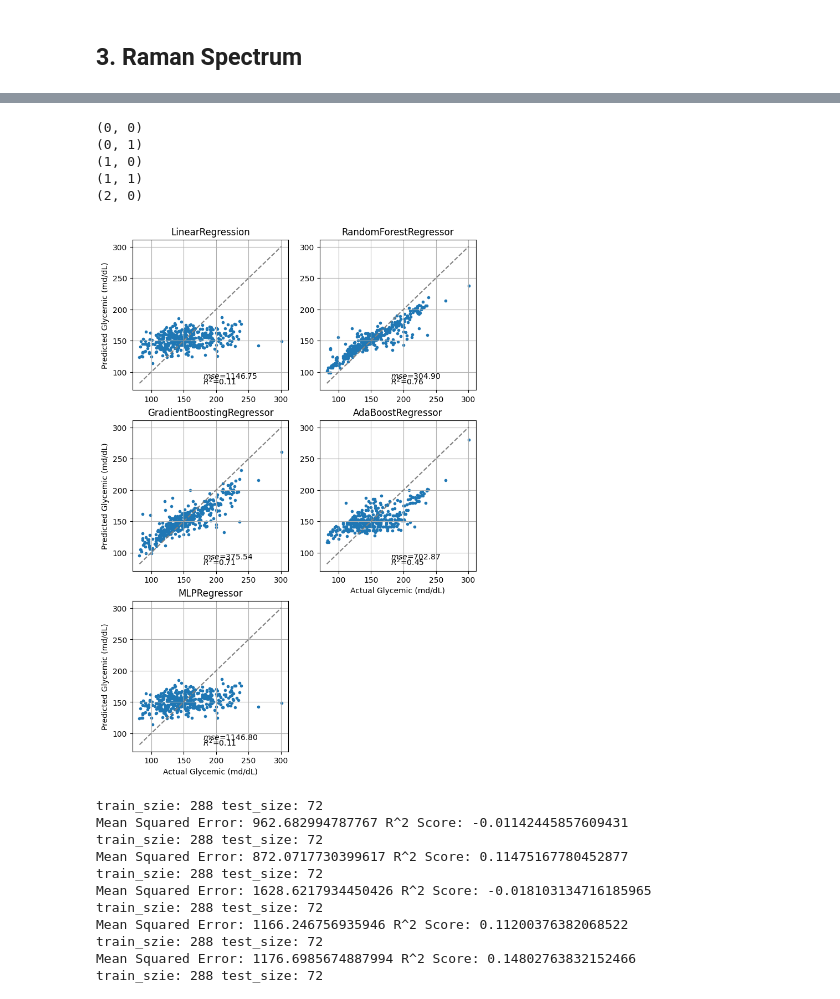
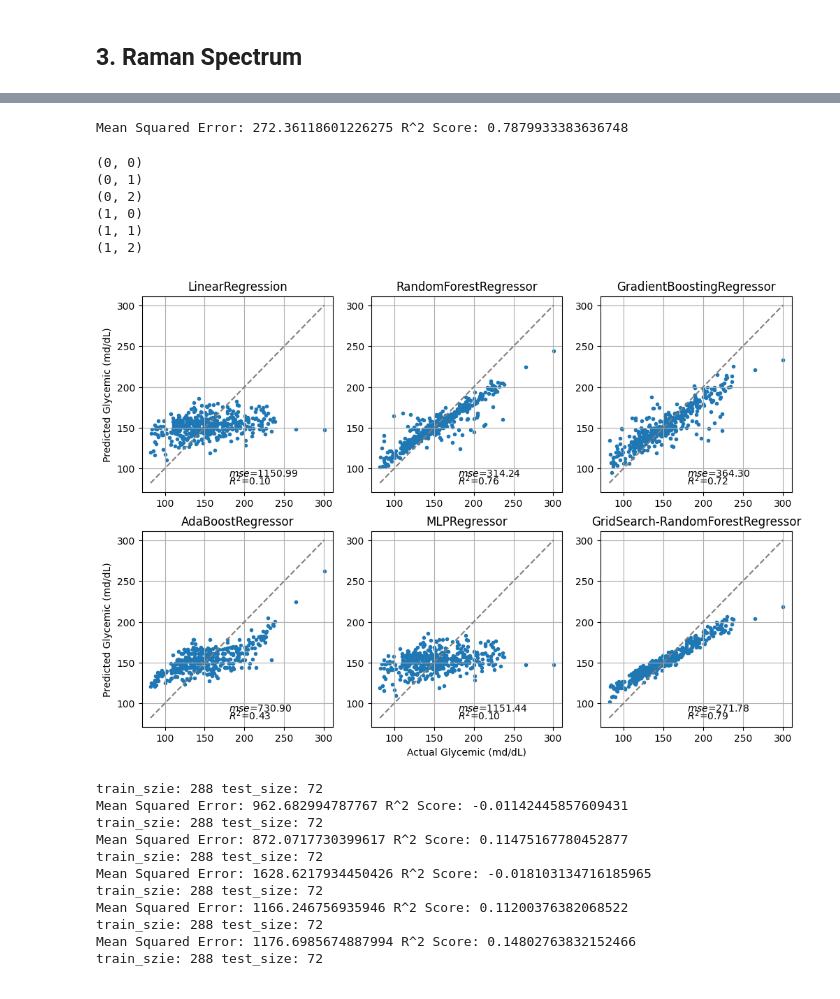
Before and after one commit to akraradets/BloodGlucose-App, a Jupyter notebook: fast_api/notebook/1-analysis.ipynb, the cells around one changed output, grey strips where cells are left out. Saved outputs shown, nothing was run; the diff lists cells and outputs as text; code cells hidden in the pictures.

```diff
--- a/fast_api/notebook/1-analysis.ipynb
+++ b/fast_api/notebook/1-analysis.ipynb
@@ -353,0 +327,34 @@ MLPRegressor    854.933302876256        252.08415547574924
+# %%
+from sklearn.model_selection import GridSearchCV
+# 2. Instantiate the regressor
+rf = RandomForestRegressor(random_state=42)
+
+# 3. Define the parameter grid
+param_grid = {
+    'n_estimators': [50, 100, 200],
+    'max_depth': [None, 10, 20],
+    'min_samples_split': [2, 5, 10]
+}
+
+# 4. Instantiate the GridSearchCV object
+# scoring='neg_mean_squared_error' is common for regression tasks
+grid_search = GridSearchCV(
+    estimator=rf,
+    param_grid=param_grid,
+    cv=5, # 5-fold cross-validation
+    scoring='neg_mean_squared_error',
+    verbose=2, # provides detailed output
+    n_jobs=-1 # uses all available cores
+)
+
+# 5. Fit the grid search to the data
+pca = PCA(n_components=25)
+grid_search.fit(pca.fit_transform(X), y)
+# 6. Print the best parameters and best score
+print(f"Best parameters found: {grid_search.best_params_}")
+print(f"Best negative MSE score: {grid_search.best_score_}")
+
+# 7. Use the best estimator for predictions
+best_pcas.append(pca)
+best_models.append(grid_search.best_estimator_)
+print(grid_search.best_params_)
@@ -354,7 +379,16 @@ MLPRegressor    854.933302876256        252.08415547574924
+# %%
+model_names.append("GridSearch-RandomForestRegressor")
+# %%
+y_pred = best_model.predict(X=pca.transform(X))
+mse = mean_squared_error(y_pred=y_pred, y_true=y)
+r2 = r2_score(y_pred=y_pred, y_true=y)
+print(f'Mean Squared Error: {mse}', f'R^2 Score: {r2}')
+# %% [output]
+Mean Squared Error: 272.36118601226275 R^2 Score: 0.7879933383636748
 # %%
 from itertools import product
-fig,ax = plt.subplots(figsize=(8,12), ncols=2, nrows=3)
-for idx, (model_name, model, pca, coord) in enumerate(zip(model_names, best_models, best_pcas, product([0,1,2],[0,1]))):
+fig,ax = plt.subplots(figsize=(12,8), ncols=3, nrows=2)
+for idx, (model_name, model, pca, coord) in enumerate(zip(model_names, best_models, best_pcas, product([0,1],[0,1,2]))):
     print(coord)
     # y_hat = model.predict(X)
     y_hat = model.predict(pca.transform(X))
@@ -362,36 +396,37 @@ for idx, (model_name, model, pca, coord) in enumerate(zip(model_names, best_mode
     # print(X.shape, y_hat.shape, y_scale.shape)
     mse = np.round(mean_squared_error(y_pred=y_hat,y_true=y),2)
     r2 = np.round(r2_score(y_pred=y_hat,y_true=y),2)
     ax[coord[0]][coord[1]].scatter(x=y, y=y_hat, marker='.')
     # ax.scatter(x=y[groups == 1], y=y_hat[groups == 1], color='blue', label='old tube')
     # ax.scatter(x=y[groups == 2], y=y_hat[groups == 2], color='red', label='new tube')
 
 
     min_xy = min(min(y), min(y_hat))
     max_xy = max(max(y), max(y_hat))
     ax[coord[0]][coord[1]].plot([min_xy, max_xy], [min_xy, max_xy], linestyle='--', color='grey')
     # if(model_name == 'LinearRegression'):
     #     ax[coord[0]][coord[1]].text(180,0,s=f'$R^2$={r2:.2f}')
     #     ax[coord[0]][coord[1]].text(180,20,s=f'$mse$={mse:.2f}')
     # else:
     ax[coord[0]][coord[1]].text(180,80,s=f'$R^2$={r2:.2f}')
     ax[coord[0]][coord[1]].text(180,90,s=f'$mse$={mse:.2f}')
     if(coord[0] == 2 or (coord[1] == 1 and coord[0] == 1)):
         ax[coord[0]][coord[1]].set_xlabel('Actual Glycemic (md/dL)')
     if(coord[1] == 0):
         ax[coord[0]][coord[1]].set_ylabel('Predicted Glycemic (md/dL)')
     ax[coord[0]][coord[1]].set_title(model_name)
     # ax.legend()
     ax[coord[0]][coord[1]].grid()
-fig.delaxes(ax[2][1])
+
 plt.show()
 # %% [output]
 (0, 0)
 (0, 1)
+(0, 2)
 (1, 0)
 (1, 1)
-(2, 0)
+(1, 2)
-[figure, old version]
+[figure, new version]
 # %%
 from sklearn.model_selection import RepeatedKFold, KFold
 from sklearn.ensemble import RandomForestRegressor, GradientBoostingRegressor
```
Also changed, not shown: parts of 7 cells of this notebook, 4 other files.
